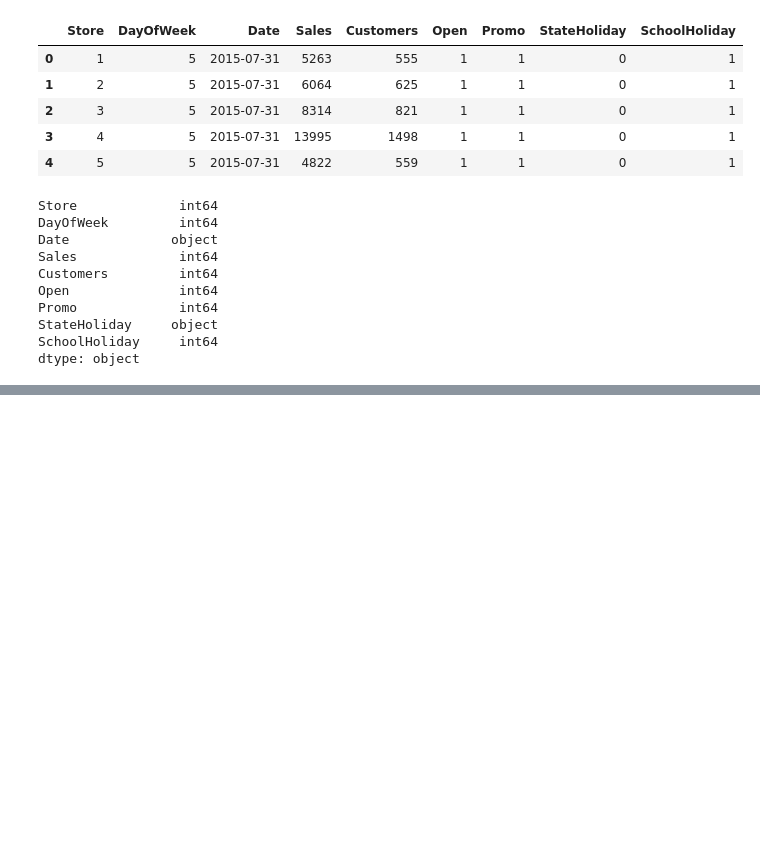
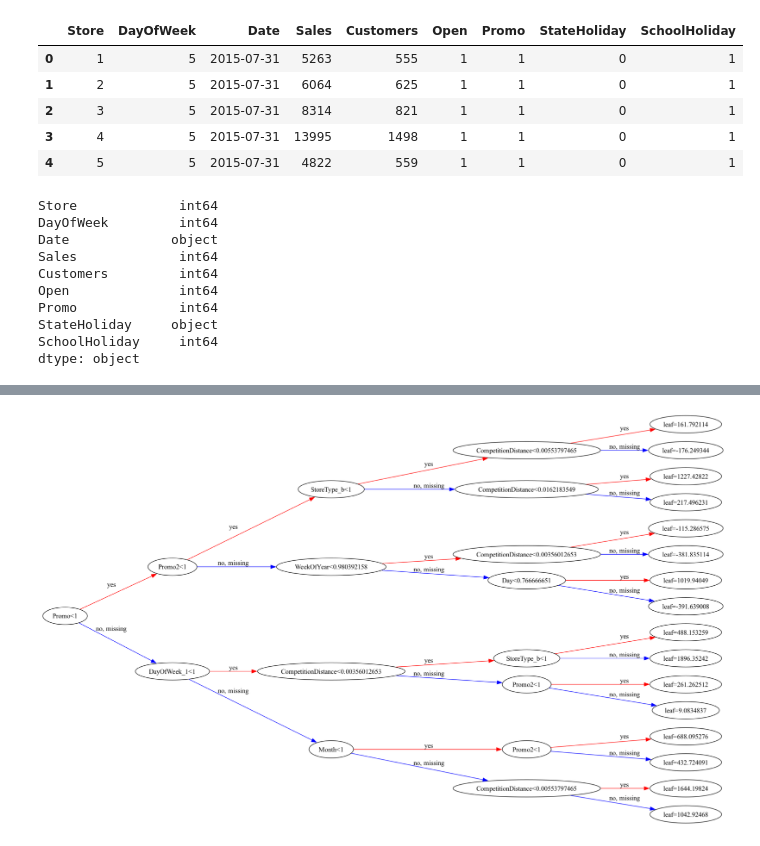
Before and after one commit to vaniarya/Machine_Learning, a Jupyter notebook: XG_Boost/Gradient_Boost.ipynb, the cells around one changed output, grey strips where cells are left out. Saved outputs shown, nothing was run; the diff lists cells and outputs as text; code cells hidden in the pictures; blank space fills up the shorter version.

```diff
--- a/XG_Boost/Gradient_Boost.ipynb
+++ b/XG_Boost/Gradient_Boost.ipynb
@@ -29,0 +241,5 @@ dtype: object
+# %%
+plot_tree(model, rankdir='LR', tree_idx=1);
+plt.show()
+# %% [output]
+[figure, added]
```
Also changed, not shown: parts of 39 cells of this notebook, 1 other file.
